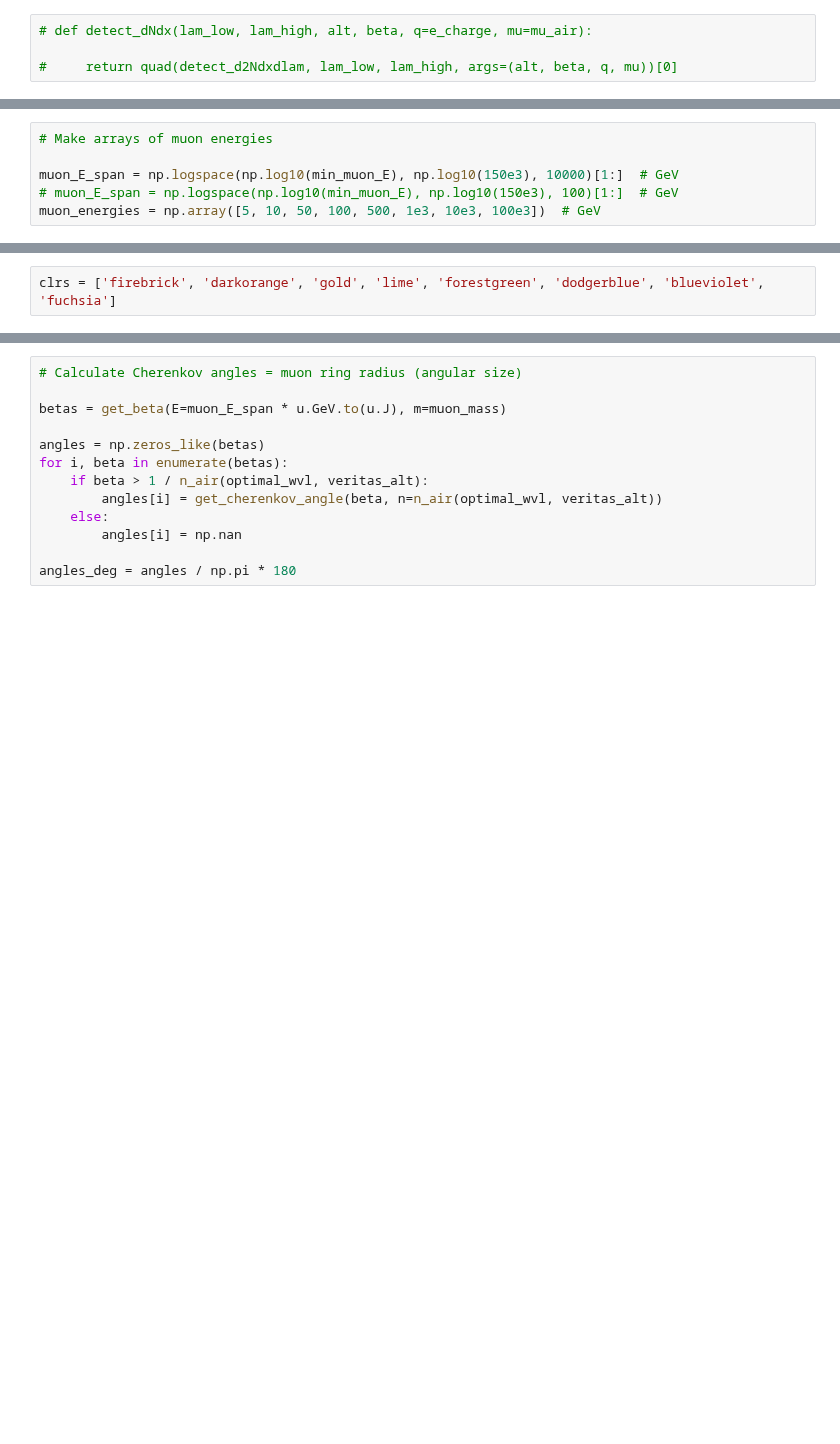
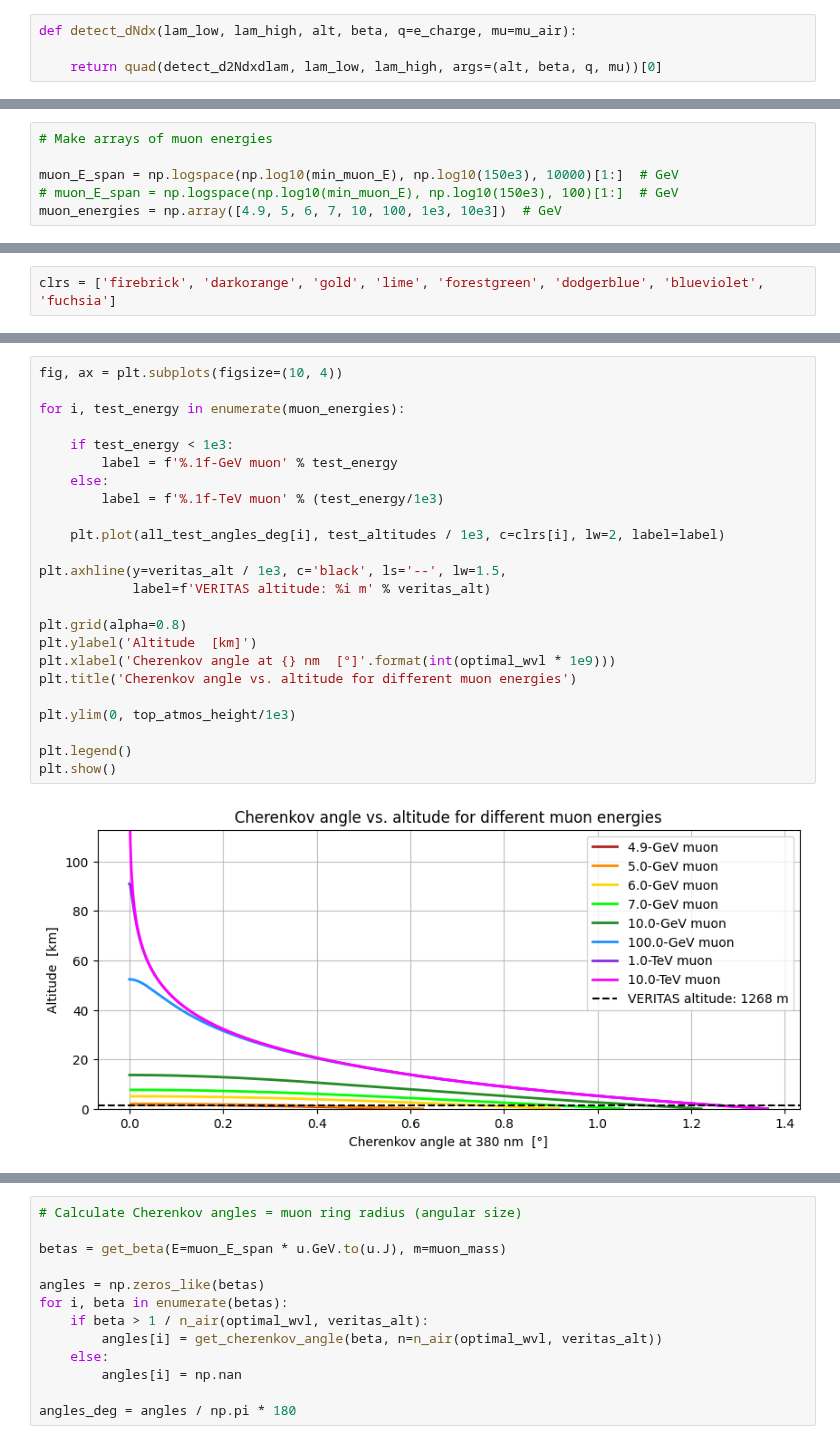
Before and after one commit to leandrorizk/magnetic_monopoles, a Jupyter notebook: muons/muon_detection_with_PT_dependence.ipynb, the cells around one changed output, grey strips where cells are left out. Cells and saved outputs as stored; diff of their text form; blank space fills up the shorter version.

```diff
--- a/muons/muon_detection_with_PT_dependence.ipynb
+++ b/muons/muon_detection_with_PT_dependence.ipynb
@@ -237,9 +237,9 @@ def detect_d2Ndxdlam(lam, alt, beta, q=e_charge, mu=mu_air):
 
     return constant_efficiency_factor * qe_fct(lam) * ref_fct(lam) * d2Ndxdlam(lam, alt, beta, q, mu)
 # %%
-# def detect_dNdx(lam_low, lam_high, alt, beta, q=e_charge, mu=mu_air):
+def detect_dNdx(lam_low, lam_high, alt, beta, q=e_charge, mu=mu_air):
 
-#     return quad(detect_d2Ndxdlam, lam_low, lam_high, args=(alt, beta, q, mu))[0]
+    return quad(detect_d2Ndxdlam, lam_low, lam_high, args=(alt, beta, q, mu))[0]
 # %%
 def get_beta(E, m=c.m_e.value):
 
@@ -324,7 +327,7 @@ min_muon_E
 
 muon_E_span = np.logspace(np.log10(min_muon_E), np.log10(150e3), 10000)[1:]  # GeV
 # muon_E_span = np.logspace(np.log10(min_muon_E), np.log10(150e3), 100)[1:]  # GeV
-muon_energies = np.array([5, 10, 50, 100, 500, 1e3, 10e3, 100e3])  # GeV
+muon_energies = np.array([4.9, 5, 6, 7, 10, 100, 1e3, 10e3])  # GeV
 # %%
 # Time and distance arrays
 
@@ -334,0 +554,26 @@ clrs = ['firebrick', 'darkorange', 'gold', 'lime', 'forestgreen', 'dodgerblue',
+# %%
+fig, ax = plt.subplots(figsize=(10, 4))
+
+for i, test_energy in enumerate(muon_energies):
+
+    if test_energy < 1e3:
+        label = f'%.1f-GeV muon' % test_energy
+    else:
+        label = f'%.1f-TeV muon' % (test_energy/1e3)
+
+    plt.plot(all_test_angles_deg[i], test_altitudes / 1e3, c=clrs[i], lw=2, label=label)
+
+plt.axhline(y=veritas_alt / 1e3, c='black', ls='--', lw=1.5,
+            label=f'VERITAS altitude: %i m' % veritas_alt)
+
+plt.grid(alpha=0.8)
+plt.ylabel('Altitude  [km]')
+plt.xlabel('Cherenkov angle at {} nm  [°]'.format(int(optimal_wvl * 1e9)))
+plt.title('Cherenkov angle vs. altitude for different muon energies')
+
+plt.ylim(0, top_atmos_height/1e3)
+
+plt.legend()
+plt.show()
+# %% [output]
+[figure, added]
```
Also changed, not shown: parts of 20 cells of this notebook.
